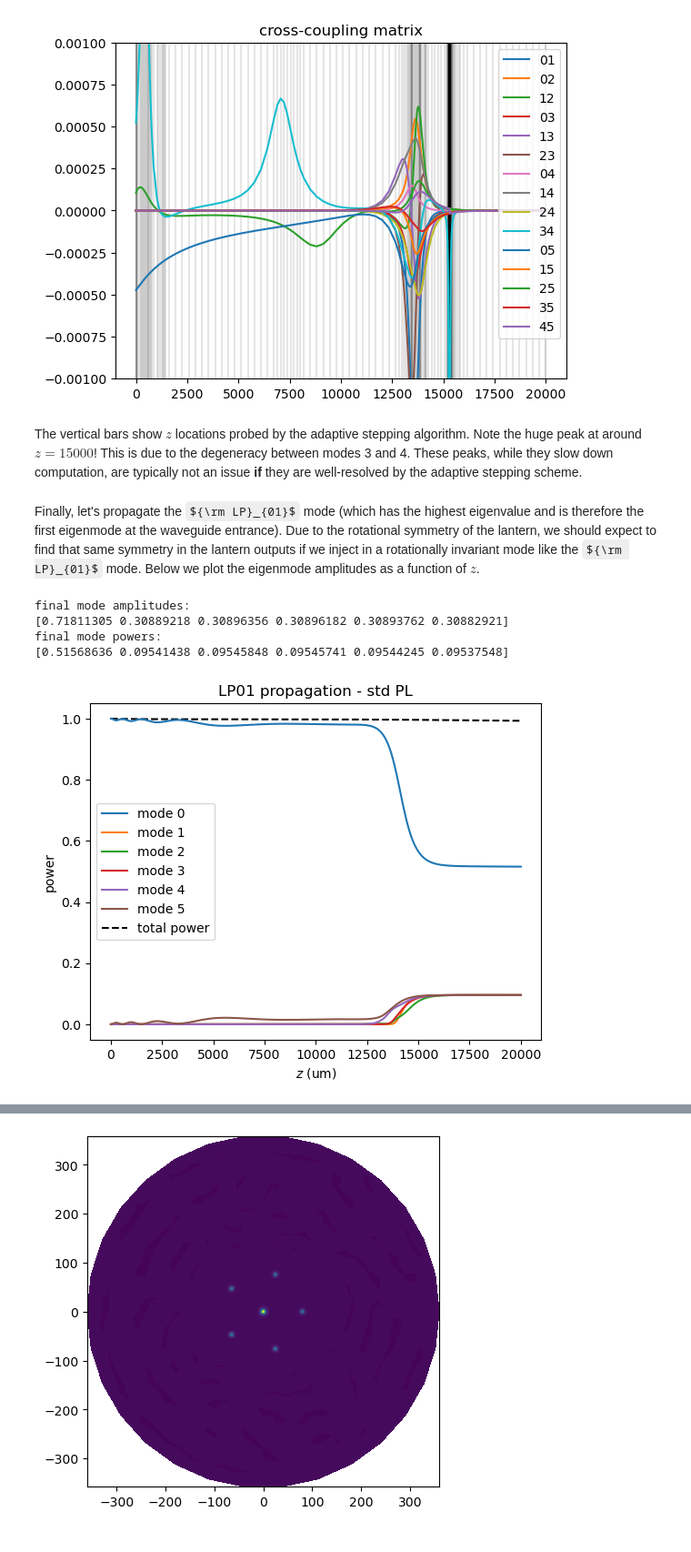
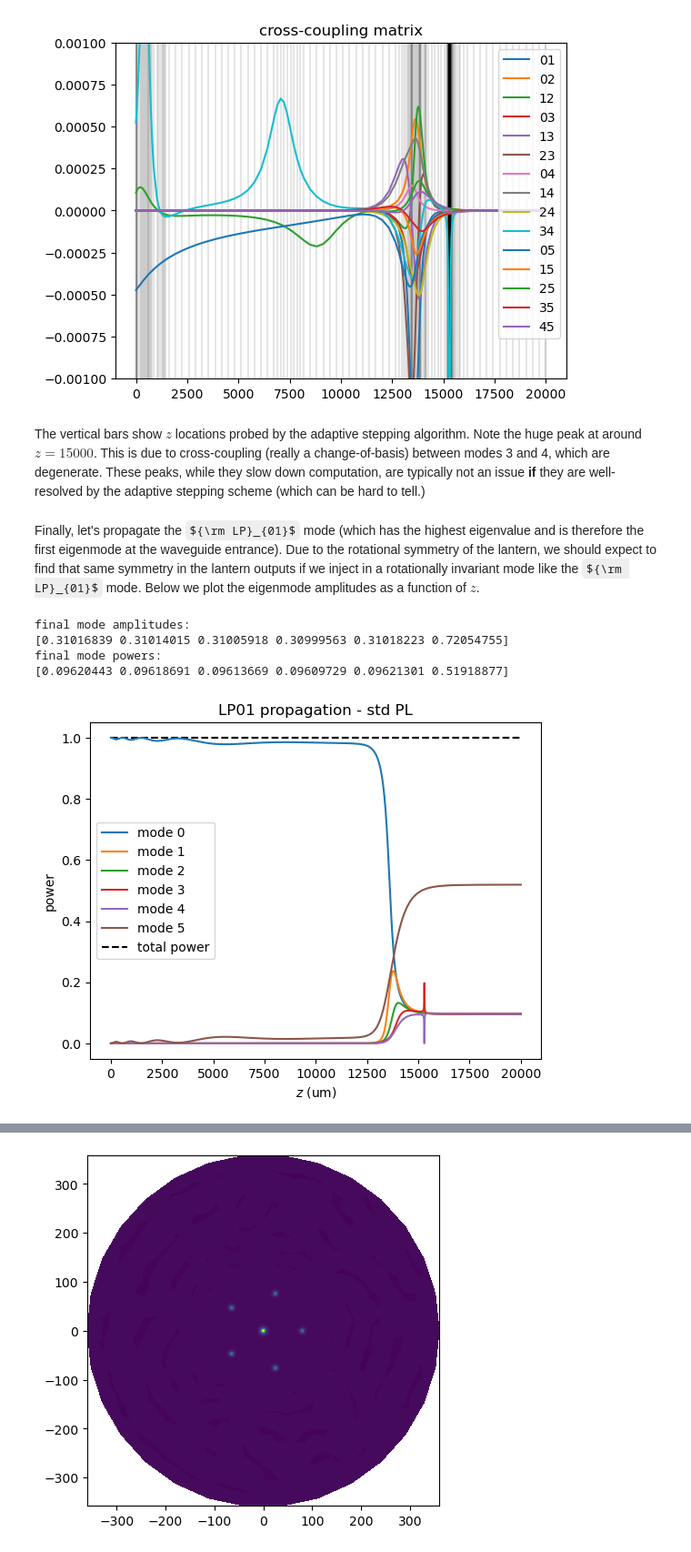
Before and after one commit to jw-lin/cbeam, a Jupyter notebook: cbeam.ipynb, the cells around one changed output, grey strips where cells are left out. Shown at 91% size. Drawn from its saved outputs; the diff is of its cells as text; code cells hidden in the pictures; some formulas as TeX source.

```diff
--- a/cbeam.ipynb
+++ b/cbeam.ipynb
@@ -436,35 +440,35 @@ plt.show()
 # %% [output]
 [figure]
 # %% [markdown]
-The vertical bars show $z$ locations probed by the adaptive stepping algorithm. Note the huge peak at around $z=15000$! This is due to the degeneracy between modes 3 and 4. These peaks, while they slow down computation, are typically not an issue **if** they are well-resolved by the adaptive stepping scheme.
+The vertical bars show $z$ locations probed by the adaptive stepping algorithm. Note the huge peak at around $z=15000$. This is due to cross-coupling (really a change-of-basis) between modes 3 and 4, which are degenerate. These peaks, while they slow down computation, are typically not an issue **if** they are well-resolved by the adaptive stepping scheme (which can be hard to tell.)
 # %% [markdown]
 Finally, let's propagate the ${\rm LP}_{01}$ mode (which has the highest eigenvalue and is therefore the first eigenmode at the waveguide entrance). Due to the rotational symmetry of the lantern, we should expect to find that same symmetry in the lantern outputs if we inject in a rotationally invariant mode like the ${\rm LP}_{01}$ mode. Below we plot the eigenmode amplitudes as a function of $z$.
 # %%
 u0 = [1,0,0,0,0,0] # launch field, LP01
 
-z,u,uf = prop.propagate(u0,z_ex,WKB=True)
+z,u,uf = prop.propagate(u0,z_ex)
 
 print("final mode amplitudes: ")
 print(np.abs(uf))
 print("final mode powers: ")
 print(np.power(np.abs(uf),2))
 
 import matplotlib.pyplot as plt
 for i in range(6): # plotting evolution in mode power
     plt.plot(z,np.power(np.abs(u[i]),2),label='mode '+str(i))
 
 plt.plot(z,np.sum(np.power(np.abs(u),2),axis=0),color='k',zorder=-100,label="total power",ls='dashed')
 plt.title('LP01 propagation - std PL')
 
 plt.xlabel(r'$z$ (um)')
 plt.ylabel("power")
 
 plt.legend(loc='best')
 plt.show()
 # %% [output]
 final mode amplitudes:
-[0.71811305 0.30889218 0.30896356 0.30896182 0.30893762 0.30882921]
+[0.31016839 0.31014015 0.31005918 0.30999563 0.31018223 0.72054755]
 final mode powers:
-[0.51568636 0.09541438 0.09545848 0.09545741 0.09544245 0.09537548]
+[0.09620443 0.09618691 0.09613669 0.09609729 0.09621301 0.51918877]
-[figure, old version]
+[figure, new version]
 # %% [markdown]
```
Also changed, not shown: parts of 13 cells of this notebook.
